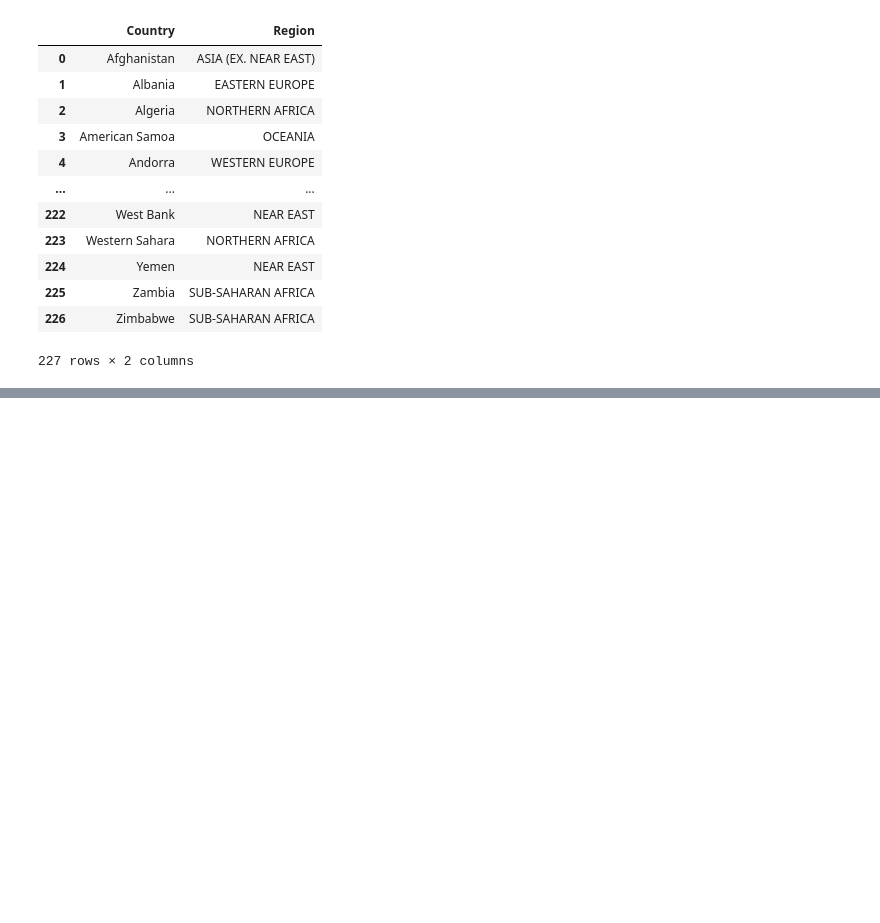
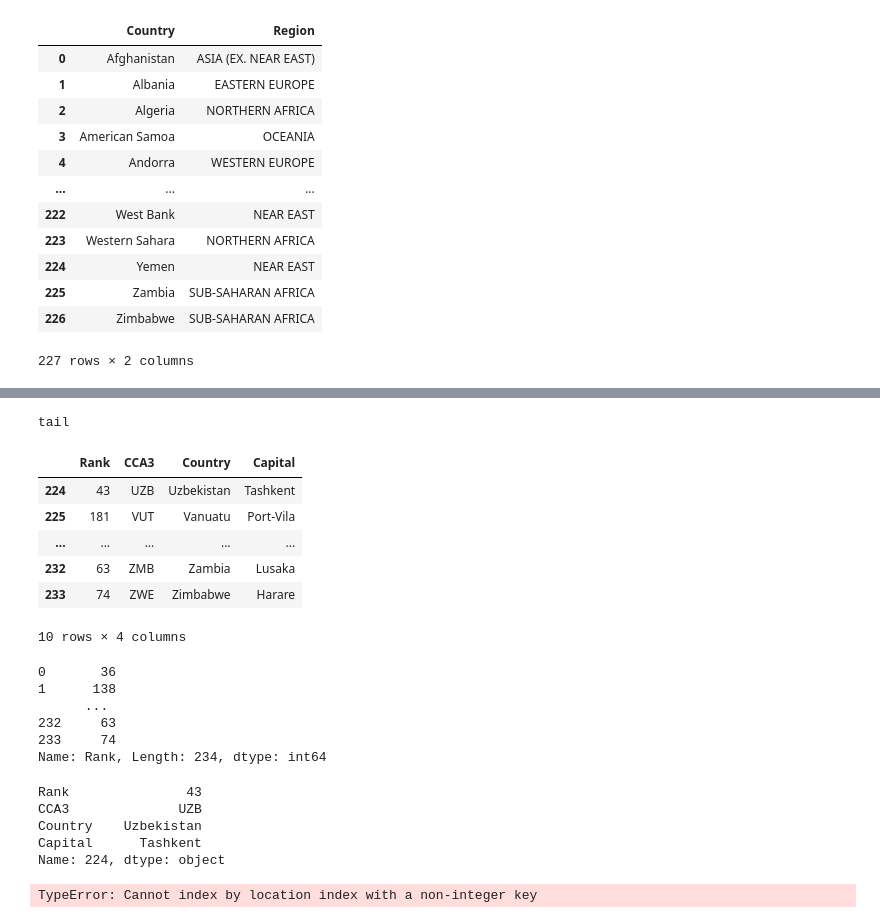
Before and after one commit to aaryyya/getting-started-pandas, a Jupyter notebook: 01._Reading.ipynb, the cells around one changed output, grey strips where cells are left out. Saved outputs shown, nothing was run; the diff lists cells and outputs as text; code cells hidden in the pictures; blank space fills up the shorter version.

```diff
--- a/01._Reading.ipynb
+++ b/01._Reading.ipynb
@@ -40,0 +142,33 @@ pd.read_csv(r"D:\getting-started-pandas\countries of the world.csv")
+# %%
+print("tail")
+df.tail(10)
+# %% [output]
+tail
+|  | Rank | CCA3 | Country | Capital |
+| 224 | 43 | UZB | Uzbekistan | Tashkent |
+| 225 | 181 | VUT | Vanuatu | Port-Vila |
+| ... | ... | ... | ... | ... |
+| 232 | 63 | ZMB | Zambia | Lusaka |
+| 233 | 74 | ZWE | Zimbabwe | Harare |
+10 rows × 4 columns
+# %%
+df['Rank']
+# %% [output]
+0       36
+1      138
+      ...
+232     63
+233     74
+Name: Rank, Length: 234, dtype: int64
+# %%
+df.loc["Uzbekistan"]
+# %% [output]
+Rank               43
+CCA3              UZB
+Country    Uzbekistan
+Capital      Tashkent
+Name: 224, dtype: object
+# %%
+df.iloc[224]
+# %% [output]
+TypeError: Cannot index by location index with a non-integer key
```
Also changed, not shown: parts of 9 cells of this notebook, 3 other files.
